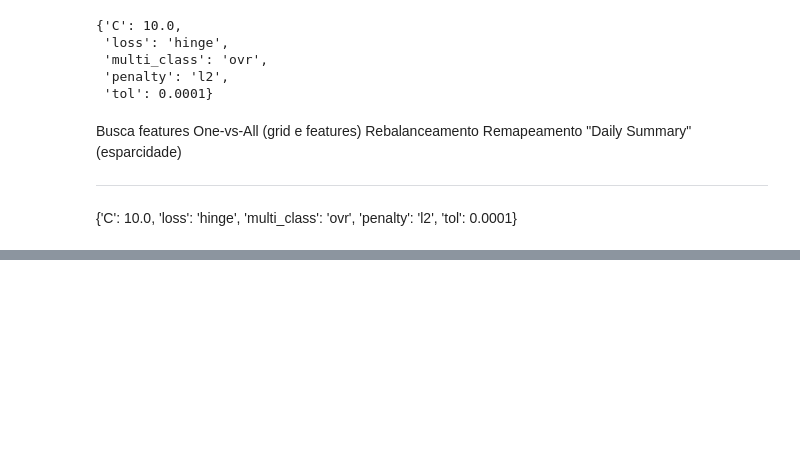
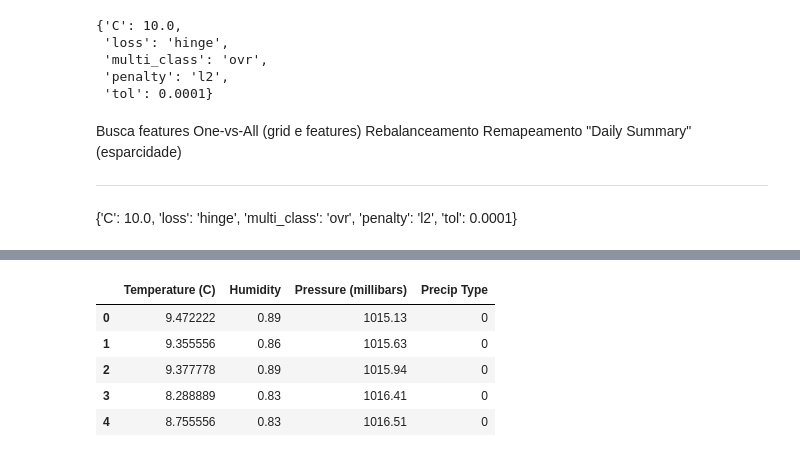
Before and after one commit to xfullsx/GrupoIaUnoesc, a Jupyter notebook: weatherHistory.ipynb, the cells around one changed output, grey strips where cells are left out. Drawn from its saved outputs; the diff is of its cells as text; code cells hidden in the pictures; blank space fills up the shorter version.

```diff
--- a/weatherHistory.ipynb
+++ b/weatherHistory.ipynb
@@ -242,0 +485,9 @@ Remapeamento "Daily Summary" (esparcidade)
+# %%
+df.head()
+# %% [output]
+|  | Temperature (C) | Humidity | Pressure (millibars) | Precip Type |
+| 0 | 9.472222 | 0.89 | 1015.13 | 0 |
+| 1 | 9.355556 | 0.86 | 1015.63 | 0 |
+| 2 | 9.377778 | 0.89 | 1015.94 | 0 |
+| 3 | 8.288889 | 0.83 | 1016.41 | 0 |
+| 4 | 8.755556 | 0.83 | 1016.51 | 0 |
```
Also changed, not shown: parts of 12 cells of this notebook.
